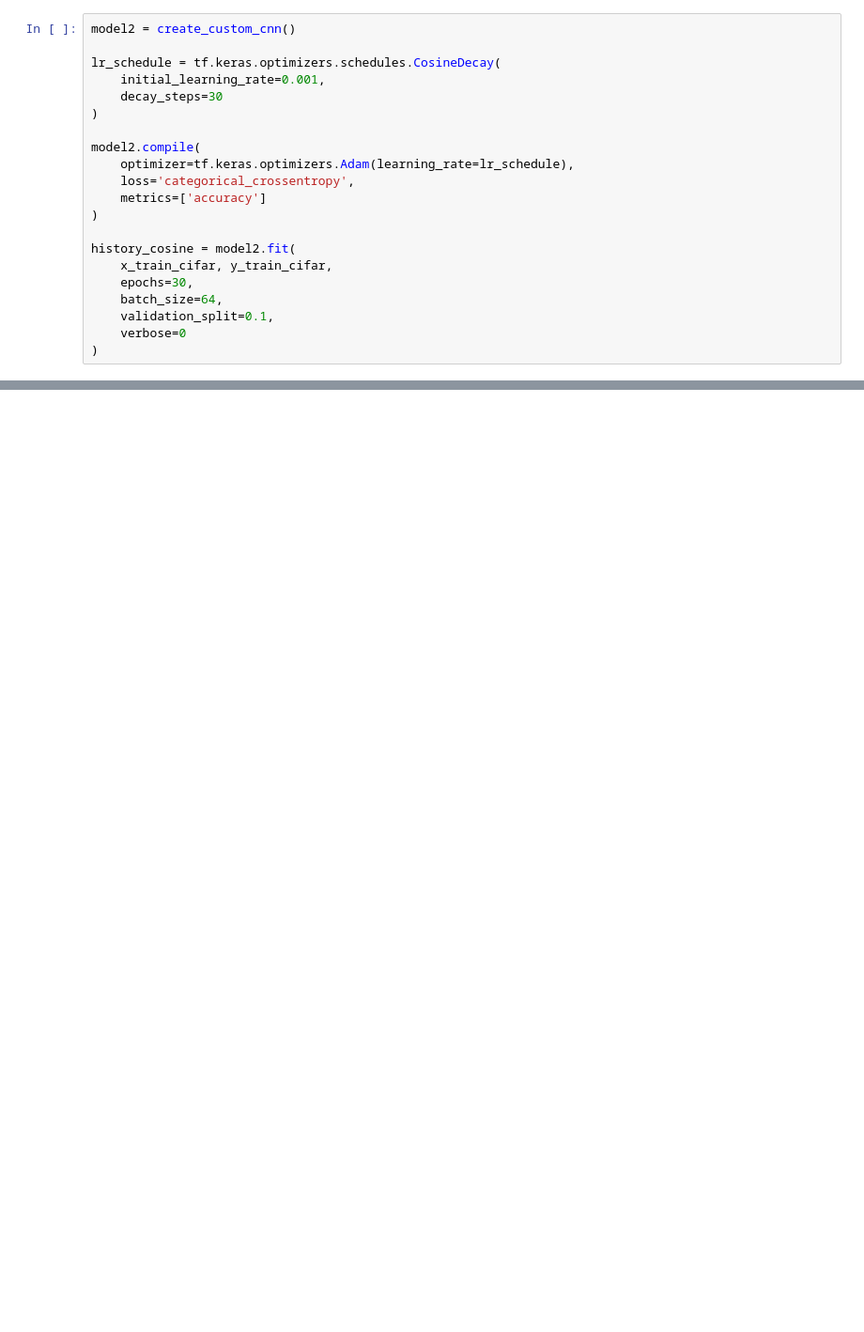
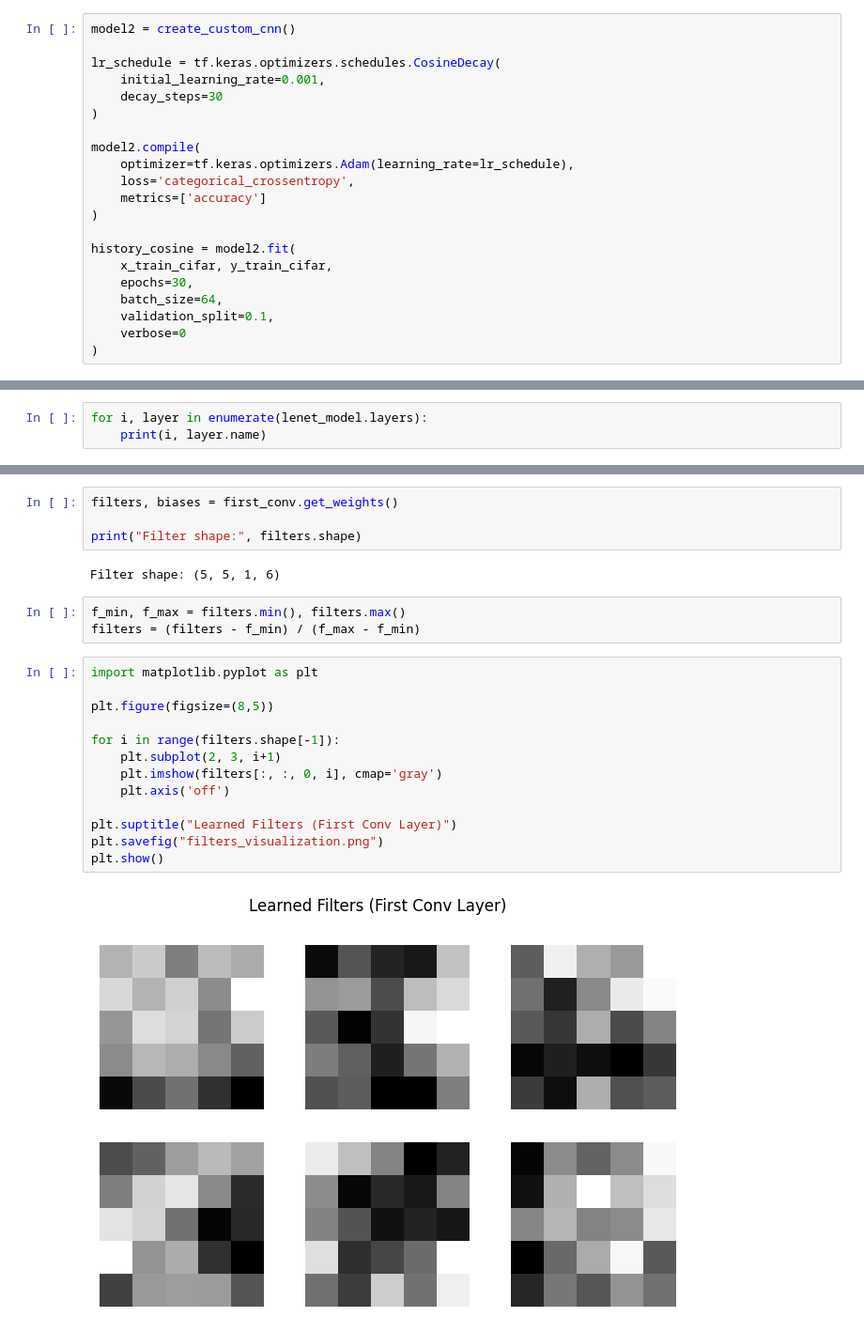
Before and after one commit to swayamjaiswal152/CNN-Lab-Assignment, a Jupyter notebook: CNN_Lab_Assignment.ipynb, the cells around one changed output, grey strips where cells are left out. Shown at 94% size. Cells and saved outputs as stored; diff of their text form; blank space fills up the shorter version.

```diff
--- a/CNN_Lab_Assignment.ipynb
+++ b/CNN_Lab_Assignment.ipynb
@@ -1320,0 +1508,3 @@ plt.show()
+# %%
+for i, layer in enumerate(lenet_model.layers):
+    print(i, layer.name)
@@ -1320,0 +1524,24 @@ plt.show()
+# %%
+filters, biases = first_conv.get_weights()
+
+print("Filter shape:", filters.shape)
+# %% [output]
+Filter shape: (5, 5, 1, 6)
+# %%
+f_min, f_max = filters.min(), filters.max()
+filters = (filters - f_min) / (f_max - f_min)
+# %%
+import matplotlib.pyplot as plt
+
+plt.figure(figsize=(8,5))
+
+for i in range(filters.shape[-1]):
+    plt.subplot(2, 3, i+1)
+    plt.imshow(filters[:, :, 0, i], cmap='gray')
+    plt.axis('off')
+
+plt.suptitle("Learned Filters (First Conv Layer)")
+plt.savefig("filters_visualization.png")
+plt.show()
+# %% [output]
+[figure, added]
```
Also changed, not shown: parts of 37 cells of this notebook.
